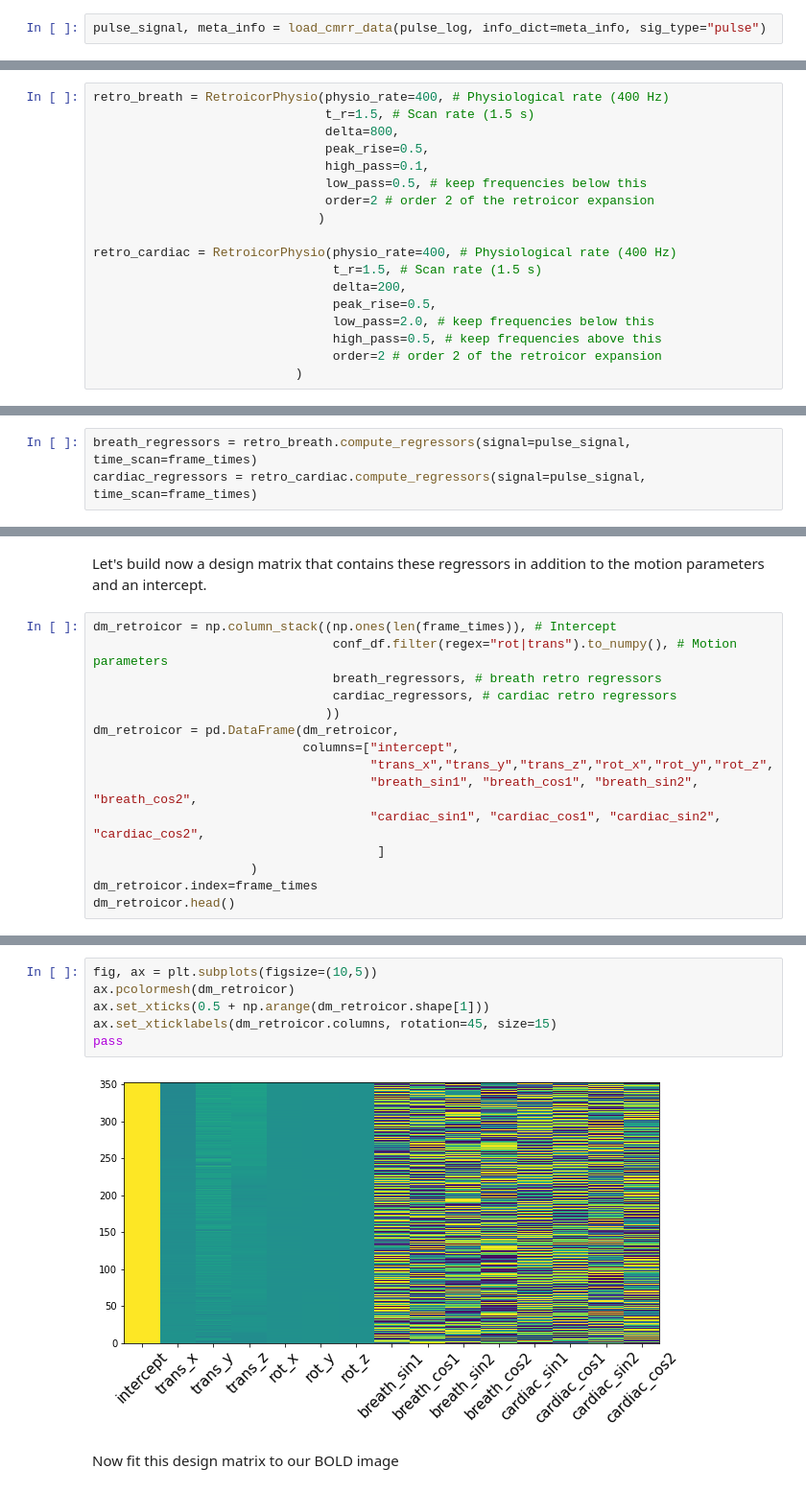
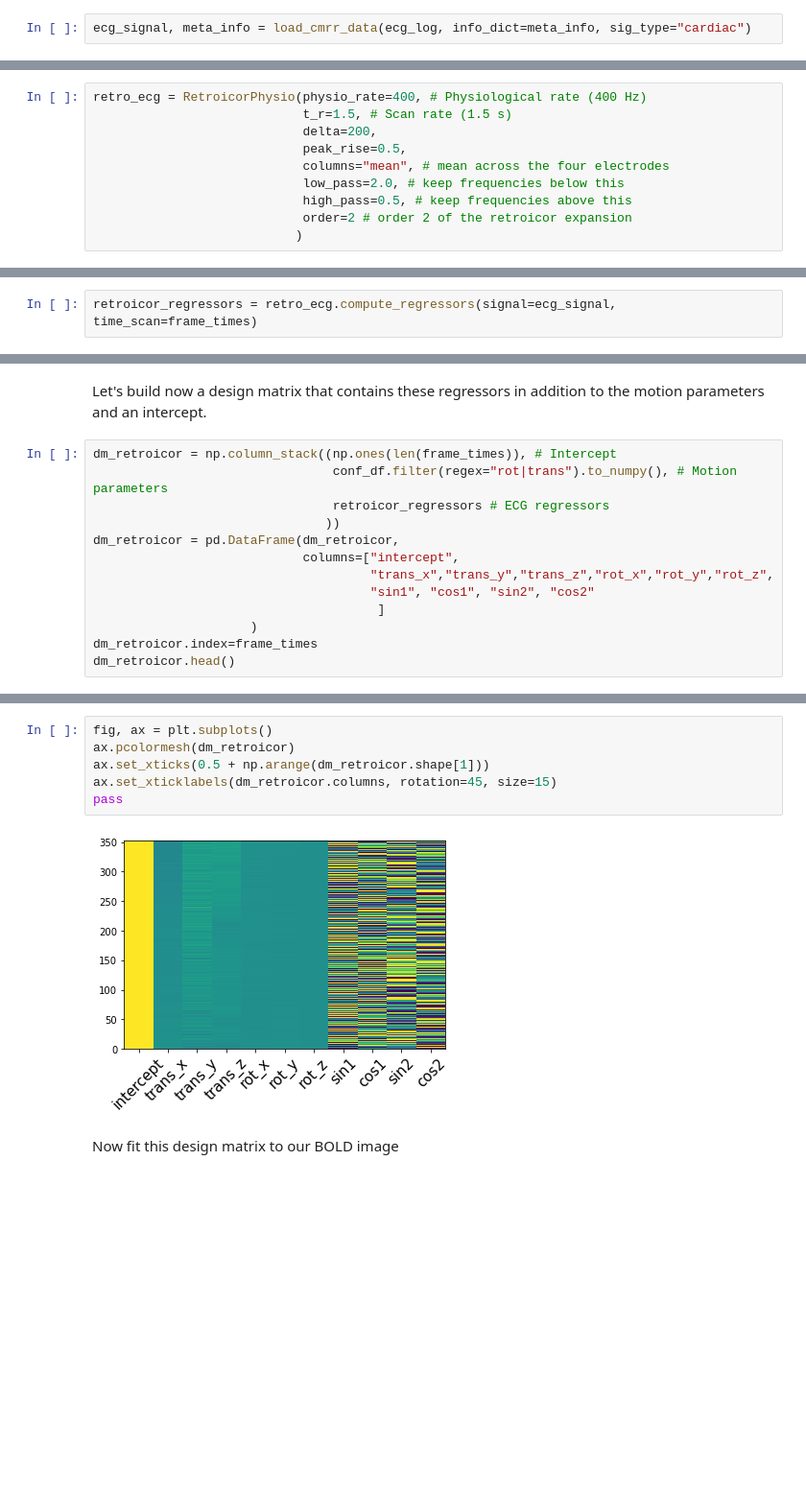
Before and after one commit to CoAxLab/niphlem, a Jupyter notebook: docs/tutorials/tutorial3.ipynb, the cells around one changed output, grey strips where cells are left out. Shown at 96% size. Cells and saved outputs as stored; diff of their text form; blank space fills up the shorter version.

```diff
--- a/docs/tutorials/tutorial3.ipynb
+++ b/docs/tutorials/tutorial3.ipynb
@@ -54,2 +54,2 @@ Now that we have the time traces, we are going to load our pulse-ox data by pass
 # %%
-pulse_signal, meta_info = load_cmrr_data(pulse_log, info_dict=meta_info, sig_type="pulse")
+ecg_signal, meta_info = load_cmrr_data(ecg_log, info_dict=meta_info, sig_type="cardiac")
@@ -172,26 +120,17 @@ Let's define the objects for both kinds of data. They will be differenciated mai
 # %%
-retro_breath = RetroicorPhysio(physio_rate=400, # Physiological rate (400 Hz)
-                               t_r=1.5, # Scan rate (1.5 s)
-                               delta=800,
-                               peak_rise=0.5,
-                               high_pass=0.1,
-                               low_pass=0.5, # keep frequencies below this
-                               order=2 # order 2 of the retroicor expansion
-                              )
-
-retro_cardiac = RetroicorPhysio(physio_rate=400, # Physiological rate (400 Hz)
-                                t_r=1.5, # Scan rate (1.5 s)
-                                delta=200,
-                                peak_rise=0.5,
-                                low_pass=2.0, # keep frequencies below this
-                                high_pass=0.5, # keep frequencies above this
-                                order=2 # order 2 of the retroicor expansion
+retro_ecg = RetroicorPhysio(physio_rate=400, # Physiological rate (400 Hz)
+                            t_r=1.5, # Scan rate (1.5 s)
+                            delta=200,
+                            peak_rise=0.5,
+                            columns="mean", # mean across the four electrodes
+                            low_pass=2.0, # keep frequencies below this
+                            high_pass=0.5, # keep frequencies above this
+                            order=2 # order 2 of the retroicor expansion
                            )
 # %% [markdown]
 Once we have defined this object, we generate the regressors using the method `compute_regressors`, which is comon to all the models
 # %%
-breath_regressors = retro_breath.compute_regressors(signal=pulse_signal, time_scan=frame_times)
-cardiac_regressors = retro_cardiac.compute_regressors(signal=pulse_signal, time_scan=frame_times)
+retroicor_regressors = retro_ecg.compute_regressors(signal=ecg_signal, time_scan=frame_times)
 # %% [markdown]
 Let's see the a part of these regressors
 # %%
@@ -223,14 +152,12 @@ Let's build now a design matrix that contains these regressors in addition to th
 # %%
 dm_retroicor = np.column_stack((np.ones(len(frame_times)), # Intercept
                                 conf_df.filter(regex="rot|trans").to_numpy(), # Motion parameters
-                                breath_regressors, # breath retro regressors
-                                cardiac_regressors, # cardiac retro regressors
+                                retroicor_regressors # ECG regressors
                                ))
 dm_retroicor = pd.DataFrame(dm_retroicor,
                             columns=["intercept",
                                      "trans_x","trans_y","trans_z","rot_x","rot_y","rot_z",
-                                     "breath_sin1", "breath_cos1", "breath_sin2", "breath_cos2",
-                                     "cardiac_sin1", "cardiac_cos1", "cardiac_sin2", "cardiac_cos2",
+                                     "sin1", "cos1", "sin2", "cos2"
                                       ]
                      )
 dm_retroicor.index=frame_times
@@ -245,11 +172,11 @@ dm_retroicor.head()
 # %%
-fig, ax = plt.subplots(figsize=(10,5))
+fig, ax = plt.subplots()
 ax.pcolormesh(dm_retroicor)
 ax.set_xticks(0.5 + np.arange(dm_retroicor.shape[1]))
 ax.set_xticklabels(dm_retroicor.columns, rotation=45, size=15)
 pass
 # %% [output]
-[figure, old version]
+[figure, new version]
 # %% [markdown]
 Now fit this design matrix to our BOLD image
 # %%
```
Also changed, not shown: parts of 47 cells of this notebook, 35 other files.
